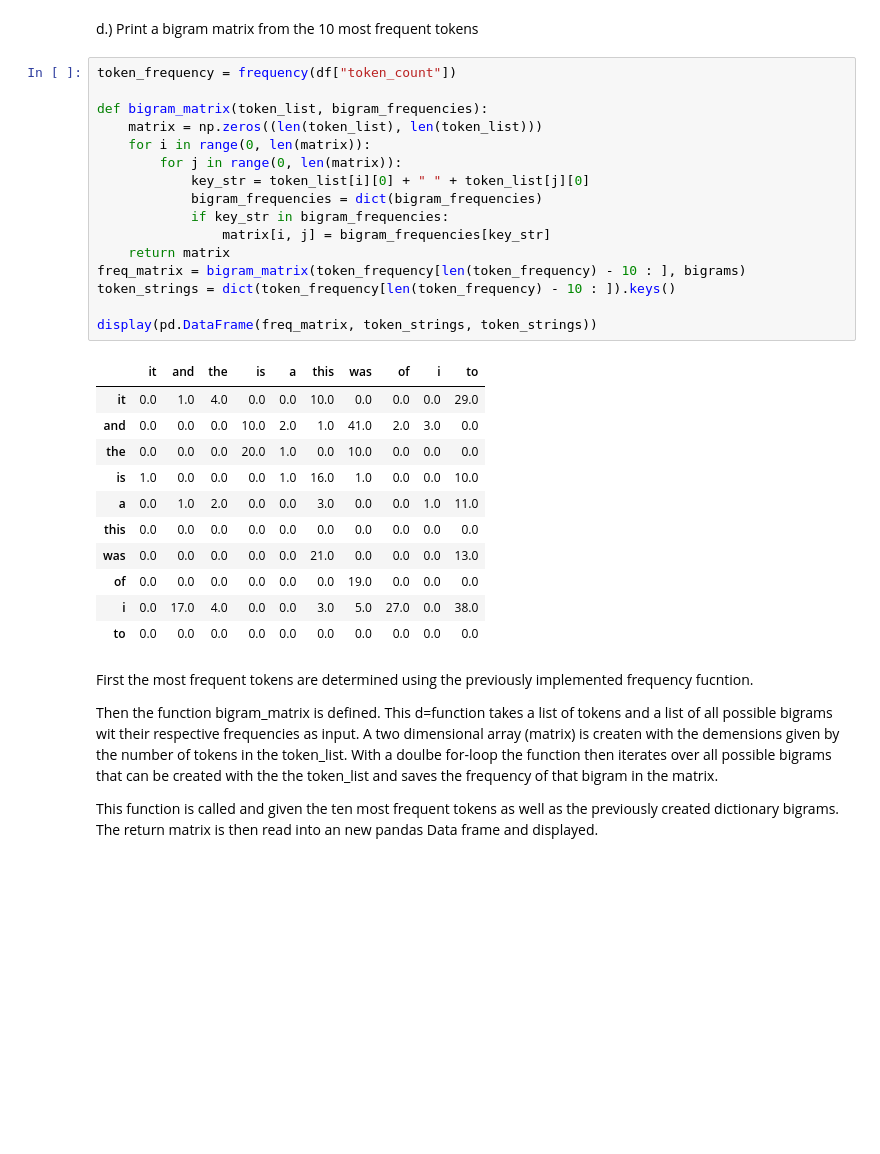
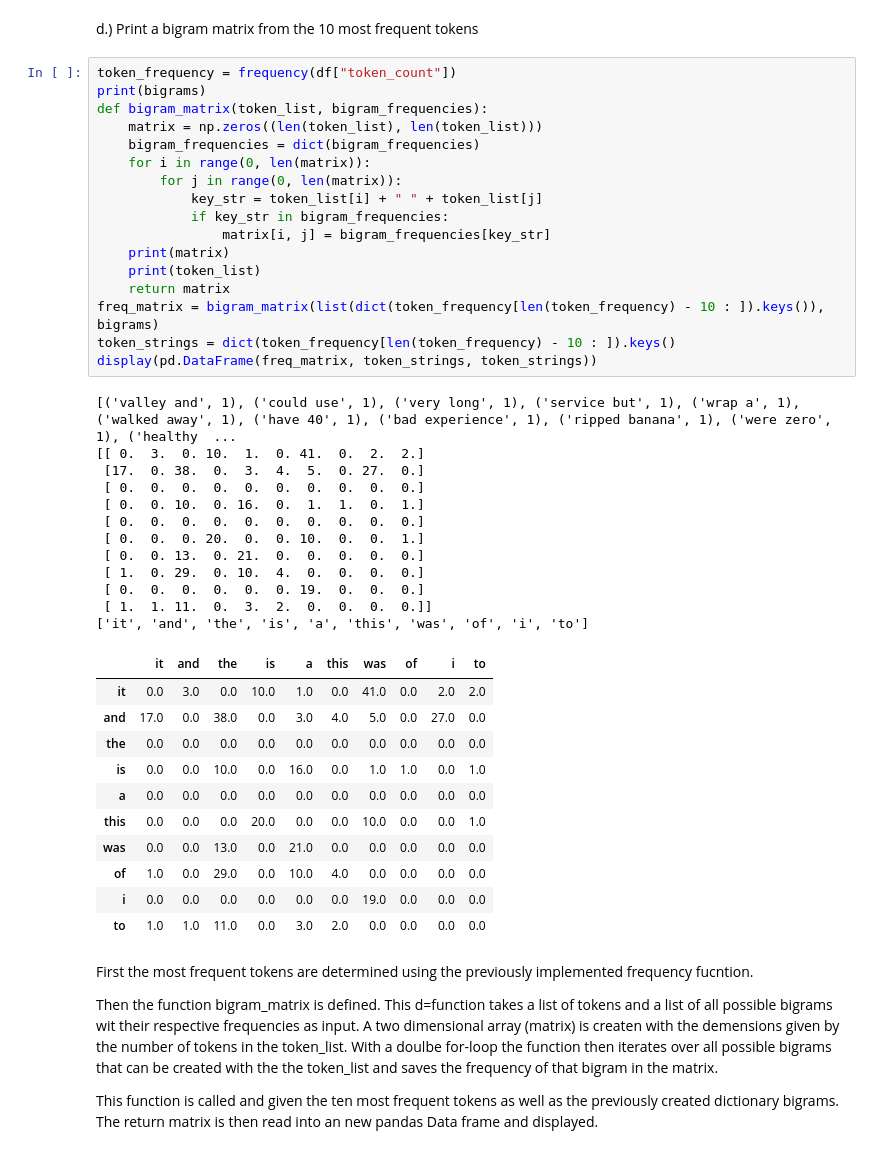
Before and after one commit to mpraus/NLP_and_Web, a Jupyter notebook: E2/Exercise_2.ipynb, the cells around one changed output. Drawn from its saved outputs; the diff is of its cells as text; blank space fills up the shorter version.

```diff
--- a/E2/Exercise_2.ipynb
+++ b/E2/Exercise_2.ipynb
@@ -97,32 +97,45 @@ This function is called on he colum "bigram_count" created in the previous task.
 d.) Print a bigram matrix from the 10 most frequent tokens
 # %%
 token_frequency = frequency(df["token_count"])
-
+print(bigrams)
 def bigram_matrix(token_list, bigram_frequencies):
     matrix = np.zeros((len(token_list), len(token_list)))
+    bigram_frequencies = dict(bigram_frequencies)
     for i in range(0, len(matrix)):
         for j in range(0, len(matrix)):
-            key_str = token_list[i][0] + " " + token_list[j][0]
-            bigram_frequencies = dict(bigram_frequencies)
+            key_str = token_list[i] + " " + token_list[j]
             if key_str in bigram_frequencies:
                 matrix[i, j] = bigram_frequencies[key_str]
+    print(matrix)
+    print(token_list)
     return matrix
-freq_matrix = bigram_matrix(token_frequency[len(token_frequency) - 10 : ], bigrams)
+freq_matrix = bigram_matrix(list(dict(token_frequency[len(token_frequency) - 10 : ]).keys()), bigrams)
 token_strings = dict(token_frequency[len(token_frequency) - 10 : ]).keys()
-
 display(pd.DataFrame(freq_matrix, token_strings, token_strings))
 # %% [output]
+[('valley and', 1), ('could use', 1), ('very long', 1), ('service but', 1), ('wrap a', 1), ('walked away', 1), ('have 40', 1), ('bad experience', 1), ('ripped banana', 1), ('were zero', 1), ('healthy  ...
+[[ 0.  3.  0. 10.  1.  0. 41.  0.  2.  2.]
+ [17.  0. 38.  0.  3.  4.  5.  0. 27.  0.]
+ [ 0.  0.  0.  0.  0.  0.  0.  0.  0.  0.]
+ [ 0.  0. 10.  0. 16.  0.  1.  1.  0.  1.]
+ [ 0.  0.  0.  0.  0.  0.  0.  0.  0.  0.]
+ [ 0.  0.  0. 20.  0.  0. 10.  0.  0.  1.]
+ [ 0.  0. 13.  0. 21.  0.  0.  0.  0.  0.]
+ [ 1.  0. 29.  0. 10.  4.  0.  0.  0.  0.]
+ [ 0.  0.  0.  0.  0.  0. 19.  0.  0.  0.]
+ [ 1.  1. 11.  0.  3.  2.  0.  0.  0.  0.]]
+['it', 'and', 'the', 'is', 'a', 'this', 'was', 'of', 'i', 'to']
 |  | it | and | the | is | a | this | was | of | i | to |
-| it | 0.0 | 1.0 | 4.0 | 0.0 | 0.0 | 10.0 | 0.0 | 0.0 | 0.0 | 29.0 |
-| and | 0.0 | 0.0 | 0.0 | 10.0 | 2.0 | 1.0 | 41.0 | 2.0 | 3.0 | 0.0 |
-| the | 0.0 | 0.0 | 0.0 | 20.0 | 1.0 | 0.0 | 10.0 | 0.0 | 0.0 | 0.0 |
-| is | 1.0 | 0.0 | 0.0 | 0.0 | 1.0 | 16.0 | 1.0 | 0.0 | 0.0 | 10.0 |
-| a | 0.0 | 1.0 | 2.0 | 0.0 | 0.0 | 3.0 | 0.0 | 0.0 | 1.0 | 11.0 |
-| this | 0.0 | 0.0 | 0.0 | 0.0 | 0.0 | 0.0 | 0.0 | 0.0 | 0.0 | 0.0 |
-| was | 0.0 | 0.0 | 0.0 | 0.0 | 0.0 | 21.0 | 0.0 | 0.0 | 0.0 | 13.0 |
-| of | 0.0 | 0.0 | 0.0 | 0.0 | 0.0 | 0.0 | 19.0 | 0.0 | 0.0 | 0.0 |
-| i | 0.0 | 17.0 | 4.0 | 0.0 | 0.0 | 3.0 | 5.0 | 27.0 | 0.0 | 38.0 |
-| to | 0.0 | 0.0 | 0.0 | 0.0 | 0.0 | 0.0 | 0.0 | 0.0 | 0.0 | 0.0 |
+| it | 0.0 | 3.0 | 0.0 | 10.0 | 1.0 | 0.0 | 41.0 | 0.0 | 2.0 | 2.0 |
+| and | 17.0 | 0.0 | 38.0 | 0.0 | 3.0 | 4.0 | 5.0 | 0.0 | 27.0 | 0.0 |
+| the | 0.0 | 0.0 | 0.0 | 0.0 | 0.0 | 0.0 | 0.0 | 0.0 | 0.0 | 0.0 |
+| is | 0.0 | 0.0 | 10.0 | 0.0 | 16.0 | 0.0 | 1.0 | 1.0 | 0.0 | 1.0 |
+| a | 0.0 | 0.0 | 0.0 | 0.0 | 0.0 | 0.0 | 0.0 | 0.0 | 0.0 | 0.0 |
+| this | 0.0 | 0.0 | 0.0 | 20.0 | 0.0 | 0.0 | 10.0 | 0.0 | 0.0 | 1.0 |
+| was | 0.0 | 0.0 | 13.0 | 0.0 | 21.0 | 0.0 | 0.0 | 0.0 | 0.0 | 0.0 |
+| of | 1.0 | 0.0 | 29.0 | 0.0 | 10.0 | 4.0 | 0.0 | 0.0 | 0.0 | 0.0 |
+| i | 0.0 | 0.0 | 0.0 | 0.0 | 0.0 | 0.0 | 19.0 | 0.0 | 0.0 | 0.0 |
+| to | 1.0 | 1.0 | 11.0 | 0.0 | 3.0 | 2.0 | 0.0 | 0.0 | 0.0 | 0.0 |
 # %% [markdown]
 First the most frequent tokens are determined using the previously implemented frequency fucntion.
 
```
